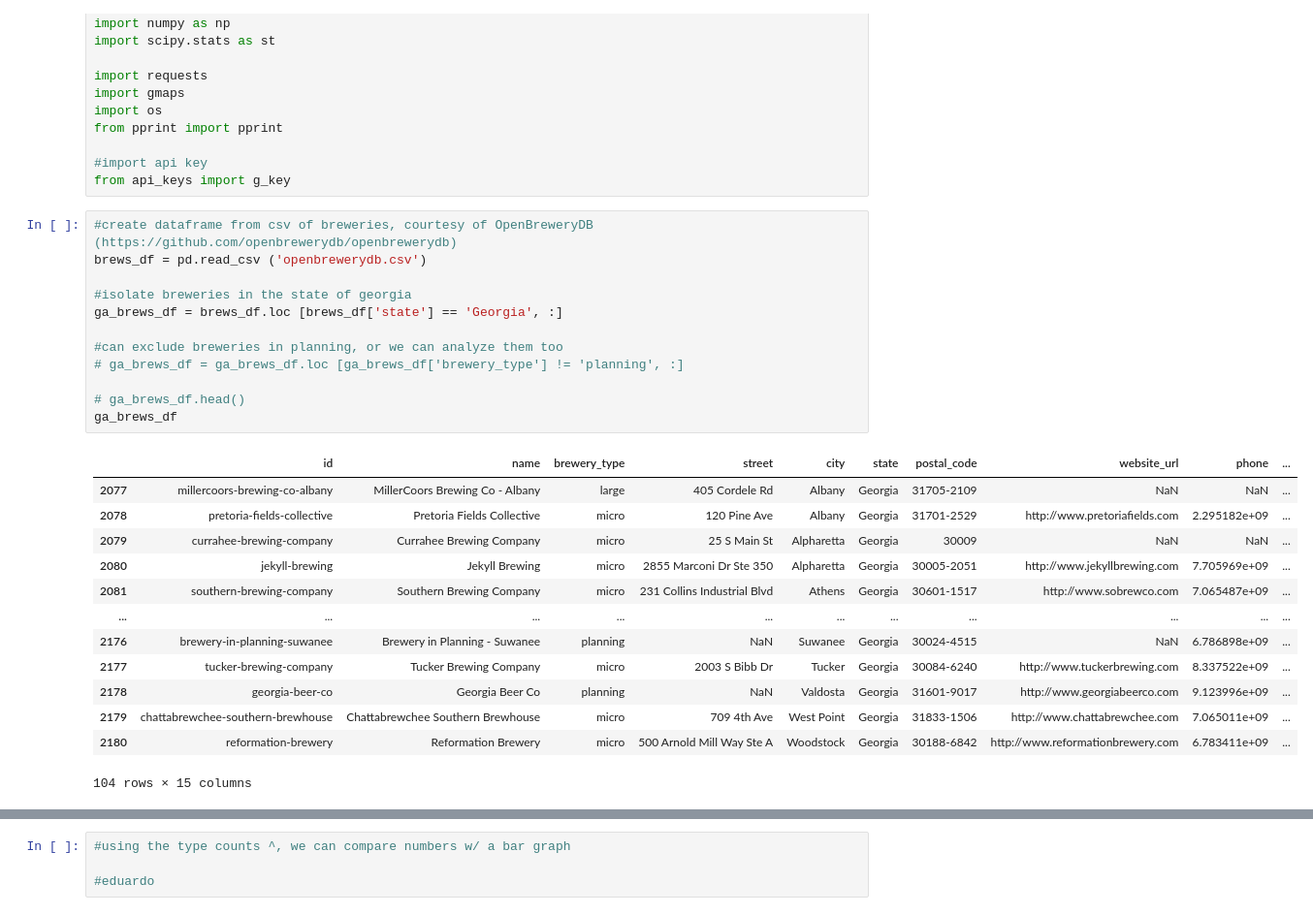
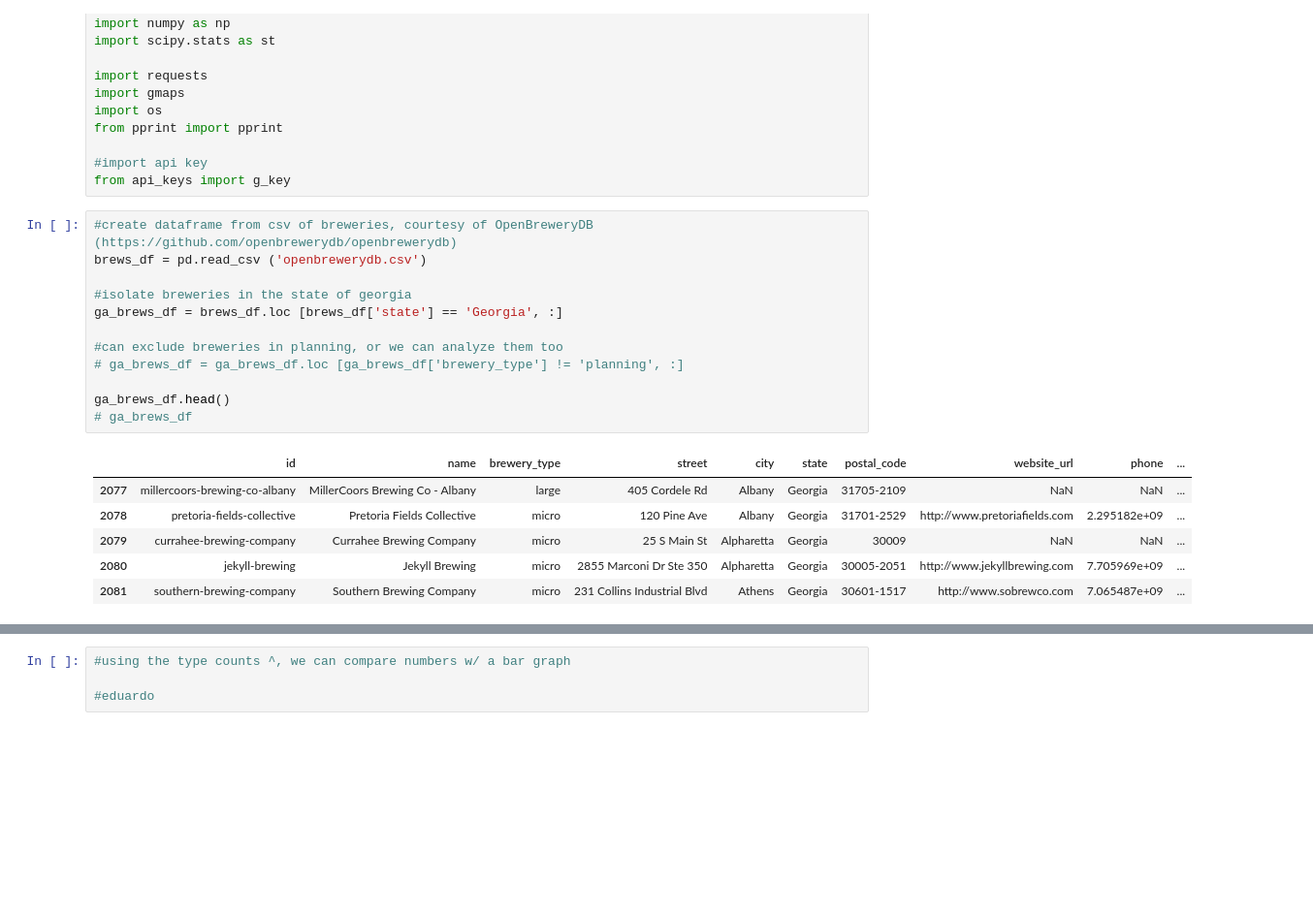
Before and after one commit to sjani184/Megadatatron, a Jupyter notebook: main_notebook.ipynb, the cells around one changed output, grey strips where cells are left out. Shown: that part at 97% size. Saved outputs shown, nothing was run; the diff lists cells and outputs as text; blank space fills up the shorter version.

```diff
--- a/main_notebook.ipynb
+++ b/main_notebook.ipynb
@@ -15,29 +15,22 @@ from api_keys import g_key
 # %%
 #create dataframe from csv of breweries, courtesy of OpenBreweryDB (https://github.com/openbrewerydb/openbrewerydb)
 brews_df = pd.read_csv ('openbrewerydb.csv')
 
 #isolate breweries in the state of georgia
 ga_brews_df = brews_df.loc [brews_df['state'] == 'Georgia', :]
 
 #can exclude breweries in planning, or we can analyze them too
 # ga_brews_df = ga_brews_df.loc [ga_brews_df['brewery_type'] != 'planning', :]
 
-# ga_brews_df.head()
-ga_brews_df
+ga_brews_df.head()
+# ga_brews_df
 # %% [output]
 |  | id | name | brewery_type | street | city | state | postal_code | website_url | phone | ... |
 | 2077 | millercoors-brewing-co-albany | MillerCoors Brewing Co - Albany | large | 405 Cordele Rd | Albany | Georgia | 31705-2109 | NaN | NaN | ... |
 | 2078 | pretoria-fields-collective | Pretoria Fields Collective | micro | 120 Pine Ave | Albany | Georgia | 31701-2529 | http://www.pretoriafields.com | 2.295182e+09 | ... |
 | 2079 | currahee-brewing-company | Currahee Brewing Company | micro | 25 S Main St | Alpharetta | Georgia | 30009 | NaN | NaN | ... |
 | 2080 | jekyll-brewing | Jekyll Brewing | micro | 2855 Marconi Dr Ste 350 | Alpharetta | Georgia | 30005-2051 | http://www.jekyllbrewing.com | 7.705969e+09 | ... |
 | 2081 | southern-brewing-company | Southern Brewing Company | micro | 231 Collins Industrial Blvd | Athens | Georgia | 30601-1517 | http://www.sobrewco.com | 7.065487e+09 | ... |
-| ... | ... | ... | ... | ... | ... | ... | ... | ... | ... | ... |
-| 2176 | brewery-in-planning-suwanee | Brewery in Planning - Suwanee | planning | NaN | Suwanee | Georgia | 30024-4515 | NaN | 6.786898e+09 | ... |
-| 2177 | tucker-brewing-company | Tucker Brewing Company | micro | 2003 S Bibb Dr | Tucker | Georgia | 30084-6240 | http://www.tuckerbrewing.com | 8.337522e+09 | ... |
-| 2178 | georgia-beer-co | Georgia Beer Co | planning | NaN | Valdosta | Georgia | 31601-9017 | http://www.georgiabeerco.com | 9.123996e+09 | ... |
-| 2179 | chattabrewchee-southern-brewhouse | Chattabrewchee Southern Brewhouse | micro | 709 4th Ave | West Point | Georgia | 31833-1506 | http://www.chattabrewchee.com | 7.065011e+09 | ... |
-| 2180 | reformation-brewery | Reformation Brewery | micro | 500 Arnold Mill Way Ste A | Woodstock | Georgia | 30188-6842 | http://www.reformationbrewery.com | 6.783411e+09 | ... |
-104 rows × 15 columns
 # %%
 #analysis 1: comparing number of types of breweries
 
```
Also changed, not shown: parts of 7 cells of this notebook.
